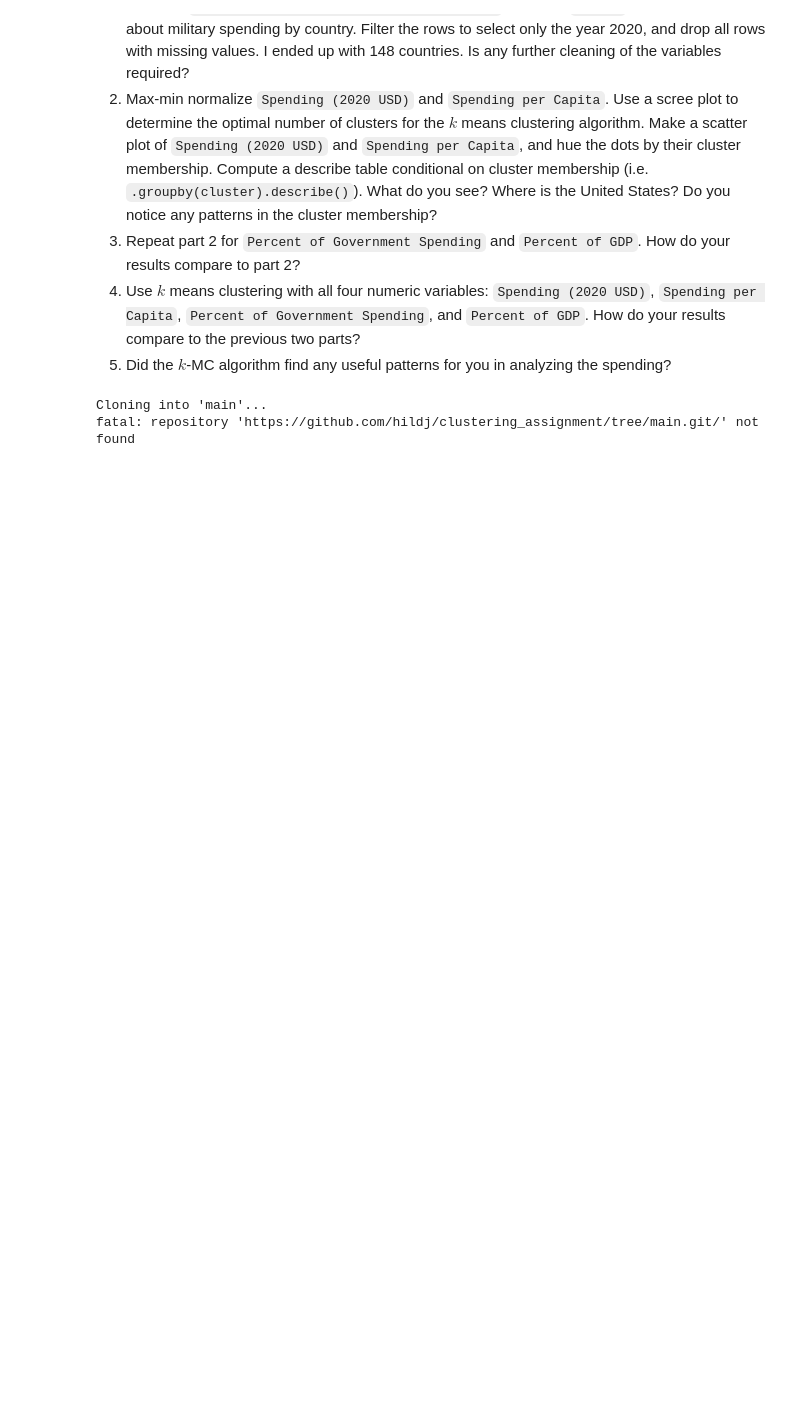
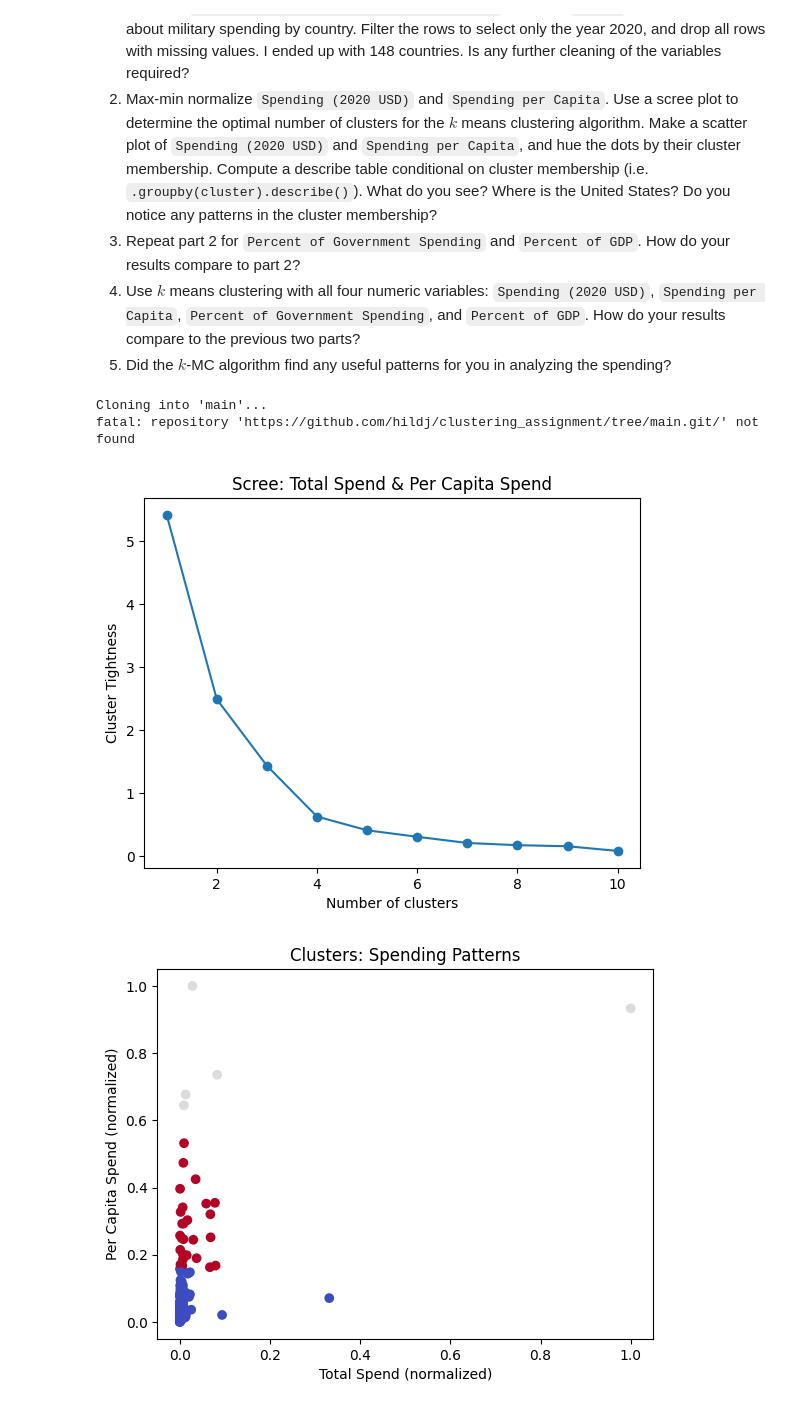
Before and after one commit to hildj/clustering_assignment, a Jupyter notebook: assignment_clustering.ipynb, the cells around one changed output. Saved outputs shown, nothing was run; the diff lists cells and outputs as text; code cells hidden in the pictures; blank space fills up the shorter version.

```diff
--- a/assignment_clustering.ipynb
+++ b/assignment_clustering.ipynb
@@ -98,11 +67,0 @@ noise_levels = [0.125, 0.25, 0.5, 1.0, 2.0]
-# %%
-plt.figure(figsize=(15, 8))
-for i, (df, n) in enumerate(zip(datasets, noise_levels)):
-    plt.subplot(2, 3, i+1)
-    sns.scatterplot(data=df, x='x1', y='x2', hue='group',
-                    palette='Set1', s=40, edgecolor='k')
-    plt.title(f'Noise = {n}')
-    plt.xlabel('x1'); plt.ylabel('x2')
-    plt.legend([],[], frameon=False)   # hide legend for compactness
-plt.tight_layout()
-plt.show()
@@ -153,7 +196,7 @@ import matplotlib.pyplot as plt
 from sklearn.preprocessing import MinMaxScaler
 from sklearn.cluster import KMeans
 
-mil_data = pd.read_csv('./data/SIPRI Military Expenditure Database.csv')
+mil_data = pd.read_csv('/content/clustering_assignment/data/SIPRI Military Expenditure Database.csv')
 mil_2020 = mil_data[mil_data['Year'] == 2020].dropna()
 mil_2020 = mil_2020[['Country', 'Spending (2020 USD)', 'Spending per Capita',
                      'Percent of Government Spending', 'Percent of GDP']]
@@ -173,31 +216,33 @@ plt.title('Scree: Total Spend & Per Capita Spend')
 plt.show()
 
 k_money = 3
 km_money = KMeans(n_clusters=k_money, random_state=42).fit(money_norm)
 mil_2020['money_group'] = km_money.labels_
 
 plt.scatter(money_norm[:,0], money_norm[:,1], c=km_money.labels_, cmap='coolwarm')
 plt.xlabel('Total Spend (normalized)')
 plt.ylabel('Per Capita Spend (normalized)')
 plt.title('Clusters: Spending Patterns')
 plt.show()
 
 print(mil_2020.groupby('money_group')[['Spending (2020 USD)','Spending per Capita']].describe())
 print(mil_2020[mil_2020['Country'] == 'United States'])
 
 policy_norm = scaler.fit_transform(mil_2020[['Percent of Government Spending', 'Percent of GDP']])
 
 policy_wcss = []
 for k in range(1,11):
     km = KMeans(n_clusters=k, random_state=42).fit(policy_norm)
     policy_wcss.append(km.inertia_)
 
 plt.plot(range(1,11), policy_wcss, marker='o')
 plt.xlabel('Number of clusters')
 plt.ylabel('Cluster Tightness')
 plt.title('Scree: Govt % & GDP %')
 plt.show()
 
 k_policy = 3
-km_policy = KMeans(n_clusters=k_policy, random_
+km_policy = KMeans(n_clusters=k_policy, random_state=42).fit(policy_norm)
 # %% [output]
+[figure, added]
+[figure, added]
```
Also changed, not shown: parts of 7 cells of this notebook.
